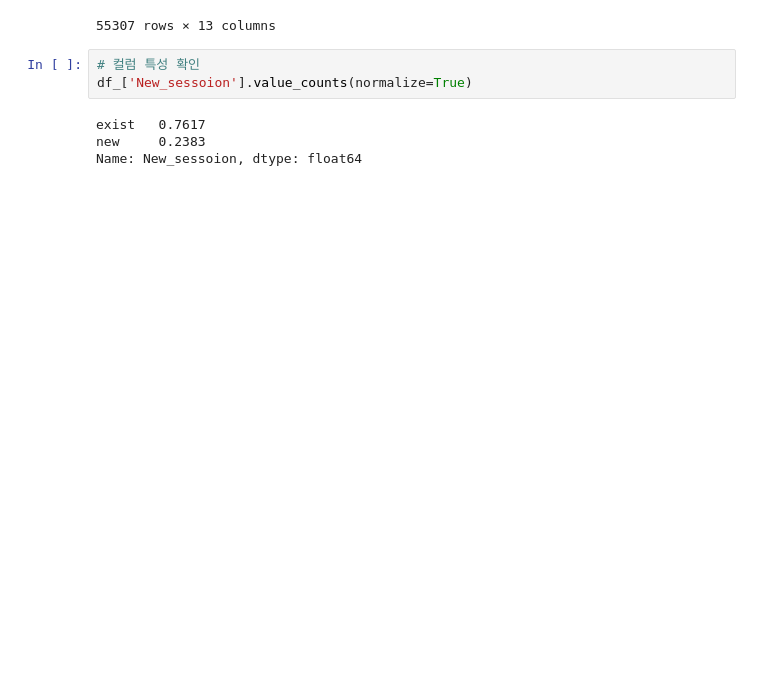
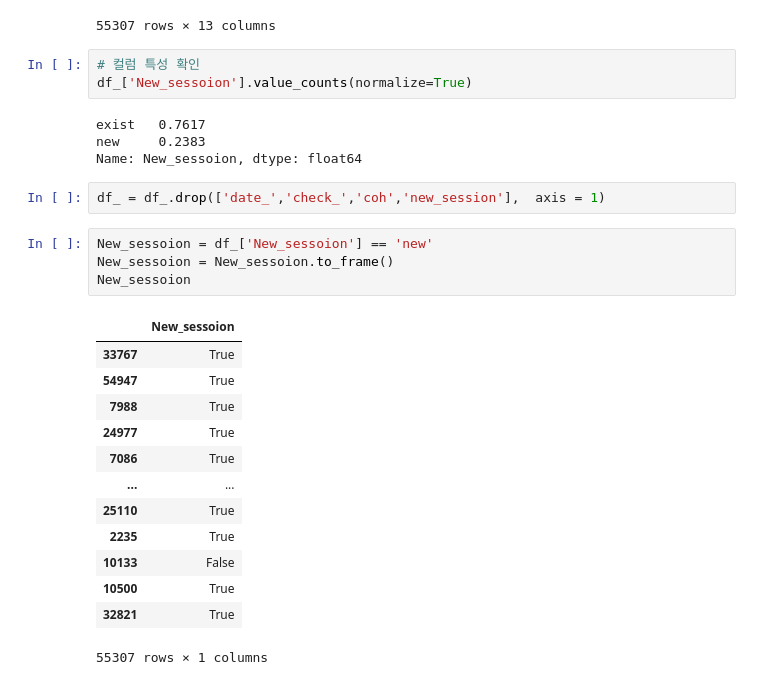
Before and after one commit to syh0397/Kaggle-Practice, a Jupyter notebook: 게임로그_Data_anlaysis.ipynb, the cells around one changed output. Saved outputs shown, nothing was run; the diff lists cells and outputs as text; blank space fills up the shorter version.

```diff
--- a/게임로그_Data_anlaysis.ipynb
+++ b/게임로그_Data_anlaysis.ipynb
@@ -328,3 +324,23 @@ df_['New_sessoion'].value_counts(normalize=True)
 exist   0.7617
 new     0.2383
 Name: New_sessoion, dtype: float64
+# %%
+df_ = df_.drop(['date_','check_','coh','new_session'],  axis = 1)
+# %%
+New_sessoion = df_['New_sessoion'] == 'new'
+New_sessoion = New_sessoion.to_frame()
+New_sessoion
+# %% [output]
+|  | New_sessoion |
+| 33767 | True |
+| 54947 | True |
+| 7988 | True |
+| 24977 | True |
+| 7086 | True |
+| ... | ... |
+| 25110 | True |
+| 2235 | True |
+| 10133 | False |
+| 10500 | True |
+| 32821 | True |
+55307 rows × 1 columns
```
Also changed, not shown: parts of 9 cells of this notebook.
